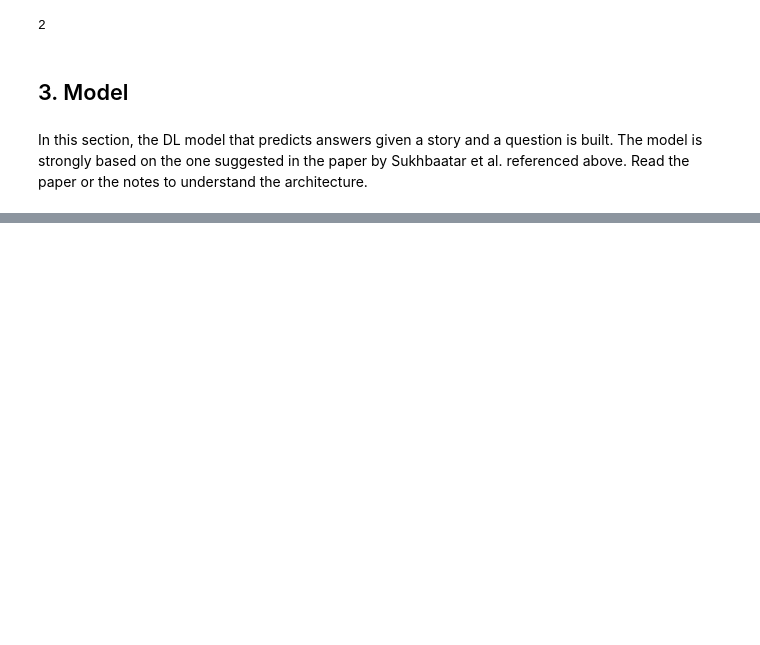
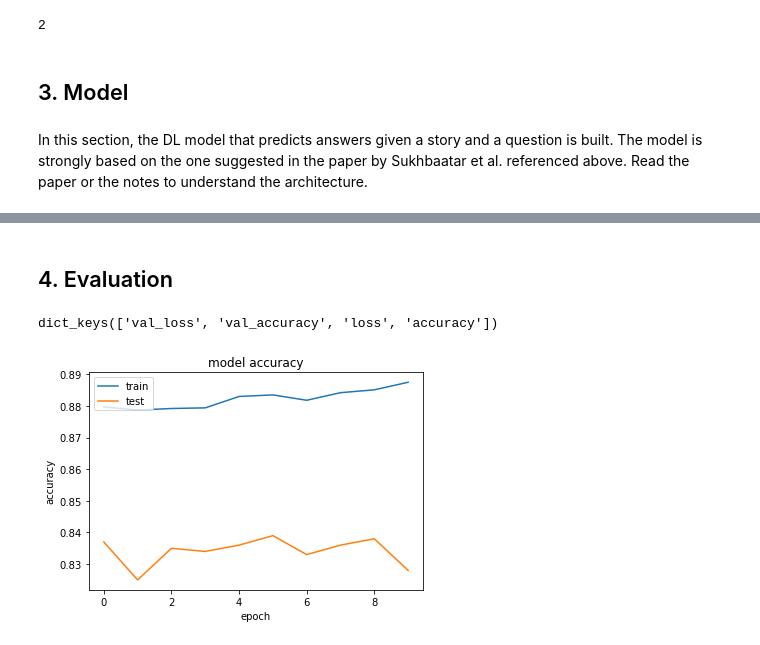
Before and after one commit to mxagar/nlp_guide, a Jupyter notebook: 07_DeepLearning_NLP/02_ChatBots_LSTM.ipynb, the cells around one changed output, grey strips where cells are left out. Drawn from its saved outputs; the diff is of its cells as text; code cells hidden in the pictures; blank space fills up the shorter version.

```diff
--- a/07_DeepLearning_NLP/02_ChatBots_LSTM.ipynb
+++ b/07_DeepLearning_NLP/02_ChatBots_LSTM.ipynb
@@ -424,0 +511,17 @@ question = Input((max_question_len,))
+# %%
+# Reduce with RNN (LSTM) ???
+answer = LSTM(32)(answer)  # (samples, 32)
+# %%
+# Regularization with Dropout
+answer = Dropout(0.5)(answer)
+# Although only yes/no is expected expected (because the training dataset has only yes/no)
+# we allow the probabilities to be associated t o each of the words in the vocabulary
+answer = Dense(vocab_size)(answer)  # (samples, vocab_size)
+# %%
+# We output a probability distribution over the vocabulary
+answer = Activation('softmax')(answer)
+
+# Build the final model
+model = Model([input_sequence, question], answer)
+model.compile(optimizer='rmsprop', loss='categorical_crossentropy',
+              metrics=['accuracy'])
@@ -424,0 +550,7 @@ question = Input((max_question_len,))
+# %%
+# We should train for at least 120 epochs!
+history = model.fit([inputs_train, queries_train],
+                    answers_train,
+                    batch_size=32,
+                    epochs=10,
+                    validation_data=([inputs_test, queries_test], answers_test))
@@ -424,0 +579,19 @@ question = Input((max_question_len,))
+# %% [markdown]
+## 4. Evaluation
+# %%
+# Accuracy plotting
+# Note that the plot below is maybe not accurate, since I would need to let it train longer
+import matplotlib.pyplot as plt
+%matplotlib inline
+print(history.history.keys())
+# summarize history for accuracy
+plt.plot(history.history['accuracy'])
+plt.plot(history.history['val_accuracy'])
+plt.title('model accuracy')
+plt.ylabel('accuracy')
+plt.xlabel('epoch')
+plt.legend(['train', 'test'], loc='upper left')
+plt.show()
+# %% [output]
+dict_keys(['val_loss', 'val_accuracy', 'loss', 'accuracy'])
+[figure, added]
```
Also changed, not shown: parts of 44 cells of this notebook.
